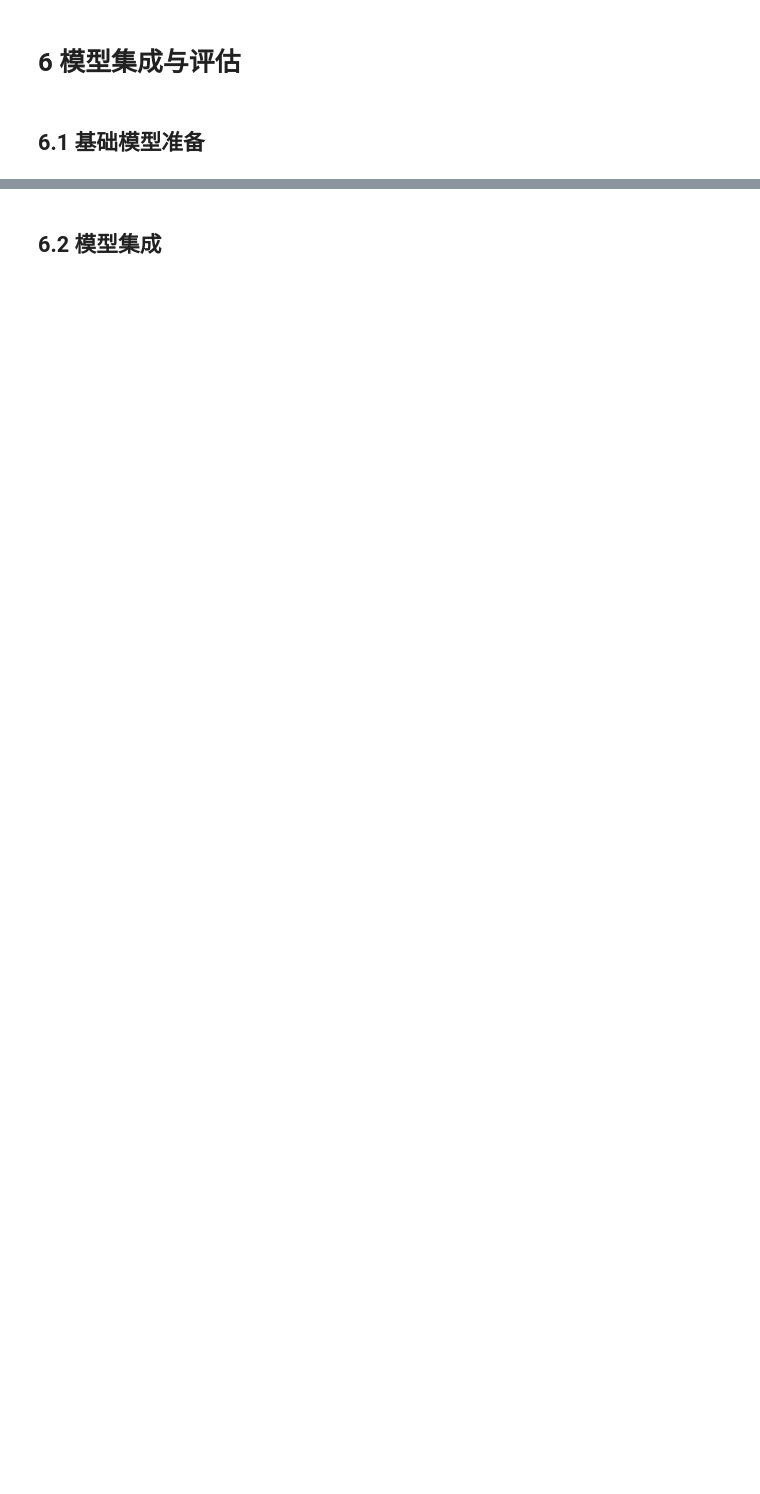
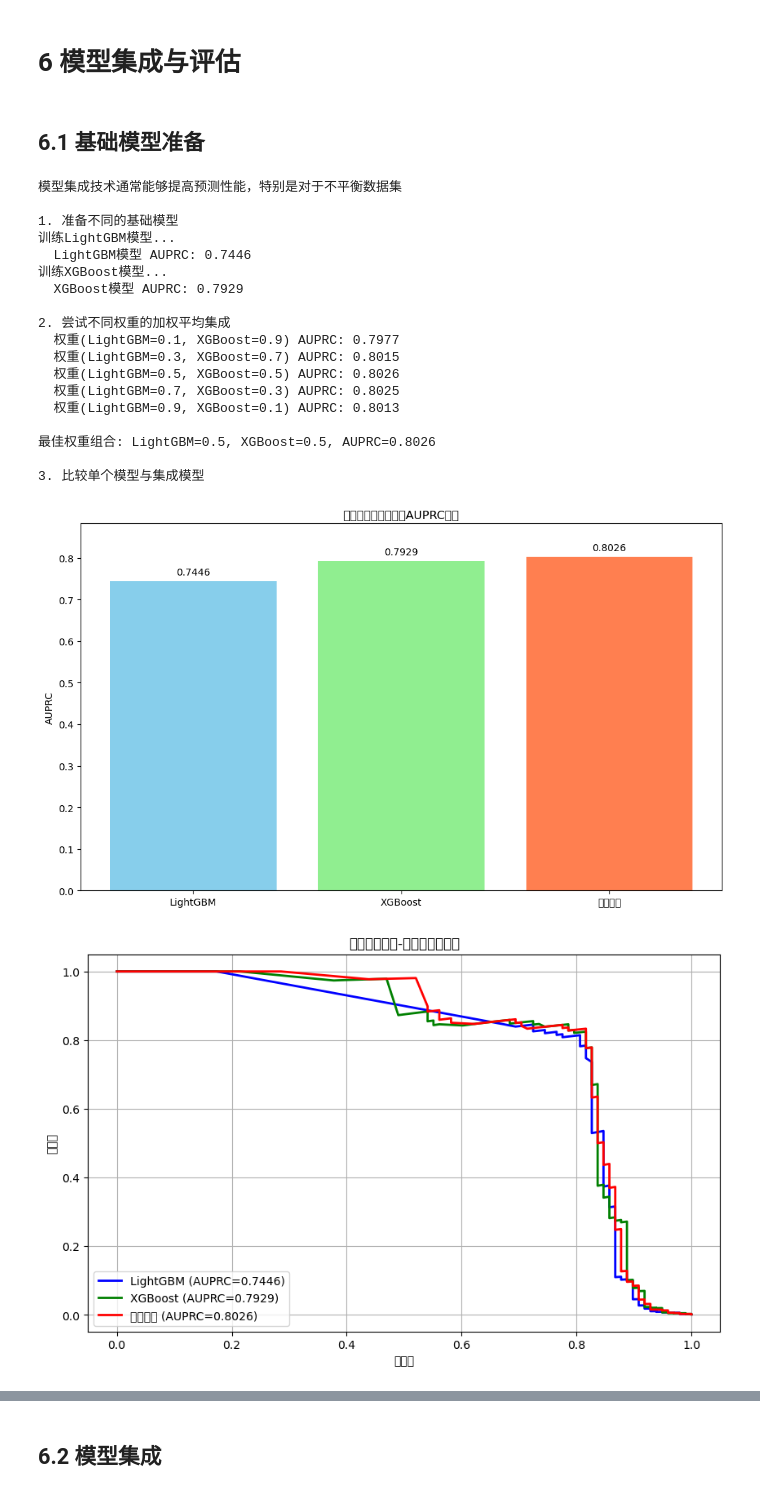
Before and after one commit to PinmogeJoshua/CreditCardFraudDetection, a Jupyter notebook: notebooks/ccfd.ipynb, the cells around one changed output, grey strips where cells are left out. Drawn from its saved outputs; the diff is of its cells as text; code cells hidden in the pictures; blank space fills up the shorter version.

```diff
--- a/notebooks/ccfd.ipynb
+++ b/notebooks/ccfd.ipynb
@@ -855,30 +959,57 @@ plt.plot(recall_xgb, precision_xgb, 'g-', linewidth=2, label=f'XGBoost (AUPRC={x
 # 集成模型的PR曲线
 precision_ens, recall_ens, _ = precision_recall_curve(y_test, final_ensemble_pred)
 plt.plot(recall_ens, precision_ens, 'r-', linewidth=2, label=f'集成模型 (AUPRC={final_ensemble_auprc:.4f})')
 
 plt.title('各模型精确率-召回率曲线对比')
 plt.xlabel('召回率')
 plt.ylabel('精确率')
 plt.legend(loc='lower left')
 plt.grid(True)
 plt.show()
 
 # 5. 保存集成模型预测结果
 import pandas as pd
 
 # 创建一个DataFrame存储测试集ID和预测结果
 results_df = pd.DataFrame({
     'ID': X_test.index,  # 假设索引是ID
     'Fraud_Probability': final_ensemble_pred
 })
 
+# 确保输出目录存在
+output_dir = '../outputs'
+if not os.path.exists(output_dir):
+    print(f"创建目录: {output_dir}")
+    os.makedirs(output_dir)
+
 # 保存到CSV文件
 results_df.to_csv('../outputs/ensemble_predictions.csv', index=False)
 print("\n集成模型预测结果已保存到 '../outputs/ensemble_predictions.csv'")
 
 # 总结
 improvement = (final_ensemble_auprc - max(gbm_auprc, xgb_auprc)) / max(gbm_auprc, xgb_auprc) * 100
 print(f"\n集成模型总结:")
 print(f"  单个最佳模型AUPRC: {max(gbm_auprc, xgb_auprc):.4f}")
 print(f"  集成模型AUPRC: {final_ensemble_auprc:.4f}")
 print(f"  性能提升: {improvement:.2f}%")
+# %% [output]
+模型集成技术通常能够提高预测性能，特别是对于不平衡数据集
+
+1. 准备不同的基础模型
+训练LightGBM模型...
+  LightGBM模型 AUPRC: 0.7446
+训练XGBoost模型...
+  XGBoost模型 AUPRC: 0.7929
+
+2. 尝试不同权重的加权平均集成
+  权重(LightGBM=0.1, XGBoost=0.9) AUPRC: 0.7977
+  权重(LightGBM=0.3, XGBoost=0.7) AUPRC: 0.8015
+  权重(LightGBM=0.5, XGBoost=0.5) AUPRC: 0.8026
+  权重(LightGBM=0.7, XGBoost=0.3) AUPRC: 0.8025
+  权重(LightGBM=0.9, XGBoost=0.1) AUPRC: 0.8013
+
+最佳权重组合: LightGBM=0.5, XGBoost=0.5, AUPRC=0.8026
+
+3. 比较单个模型与集成模型
+[figure, added]
+[figure, added]
```
Also changed, not shown: parts of 19 cells of this notebook, 5 other files.
